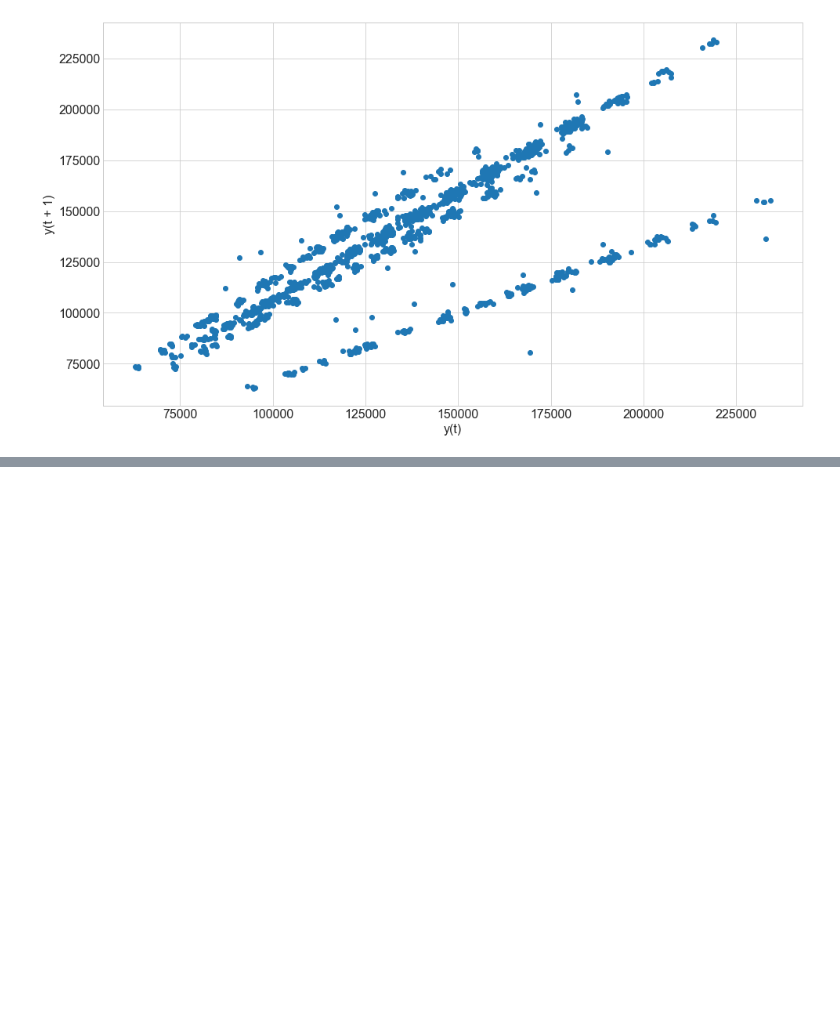
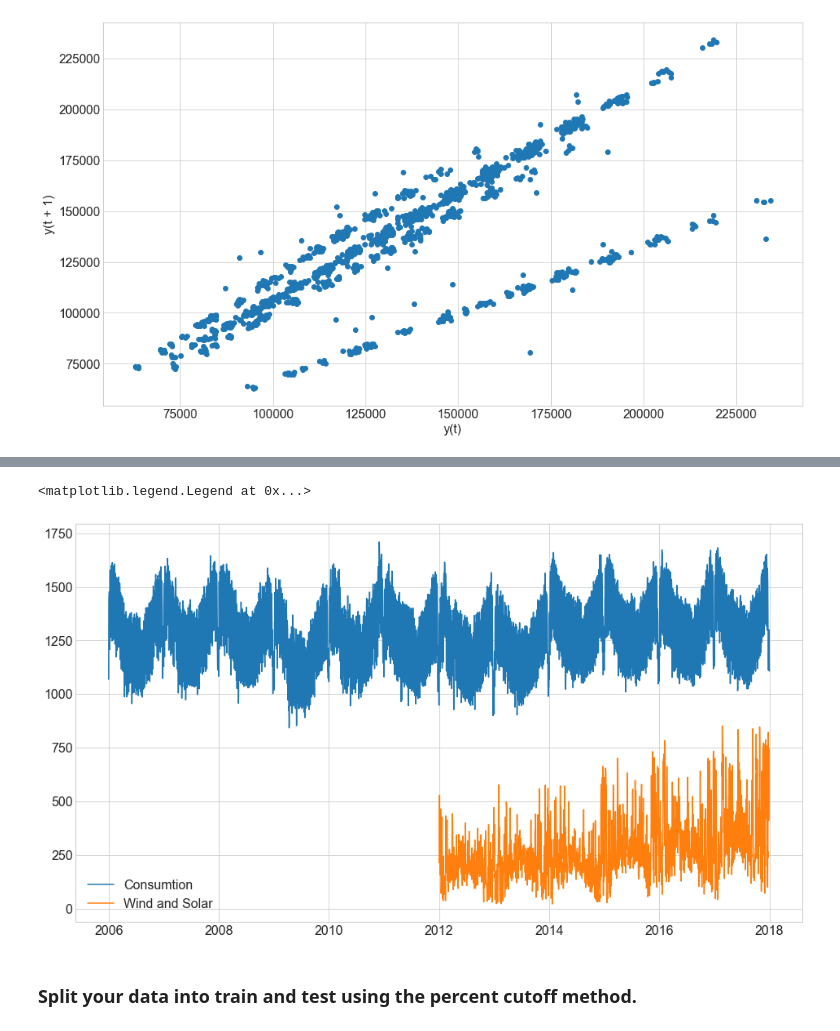
Before and after one commit to RyanMcCall/ds-methodologies-exercises, a Jupyter notebook: time_series/explore.ipynb, the cells around one changed output, grey strips where cells are left out. Saved outputs shown, nothing was run; the diff lists cells and outputs as text; code cells hidden in the pictures; blank space fills up the shorter version.

```diff
--- a/time_series/explore.ipynb
+++ b/time_series/explore.ipynb
@@ -85,0 +116,11 @@ pd.plotting.lag_plot(train.sales_total)
+# %%
+plt.figure(figsize=(16,9))
+
+plt.plot(power.Consumption, label='Consumtion')
+plt.plot(power['Wind+Solar'], label='Wind and Solar')
+plt.legend()
+# %% [output]
+<matplotlib.legend.Legend at 0x...>
+[figure, added]
+# %% [markdown]
+### Split your data into train and test using the percent cutoff method.
```
Also changed, not shown: parts of 3 cells of this notebook.
